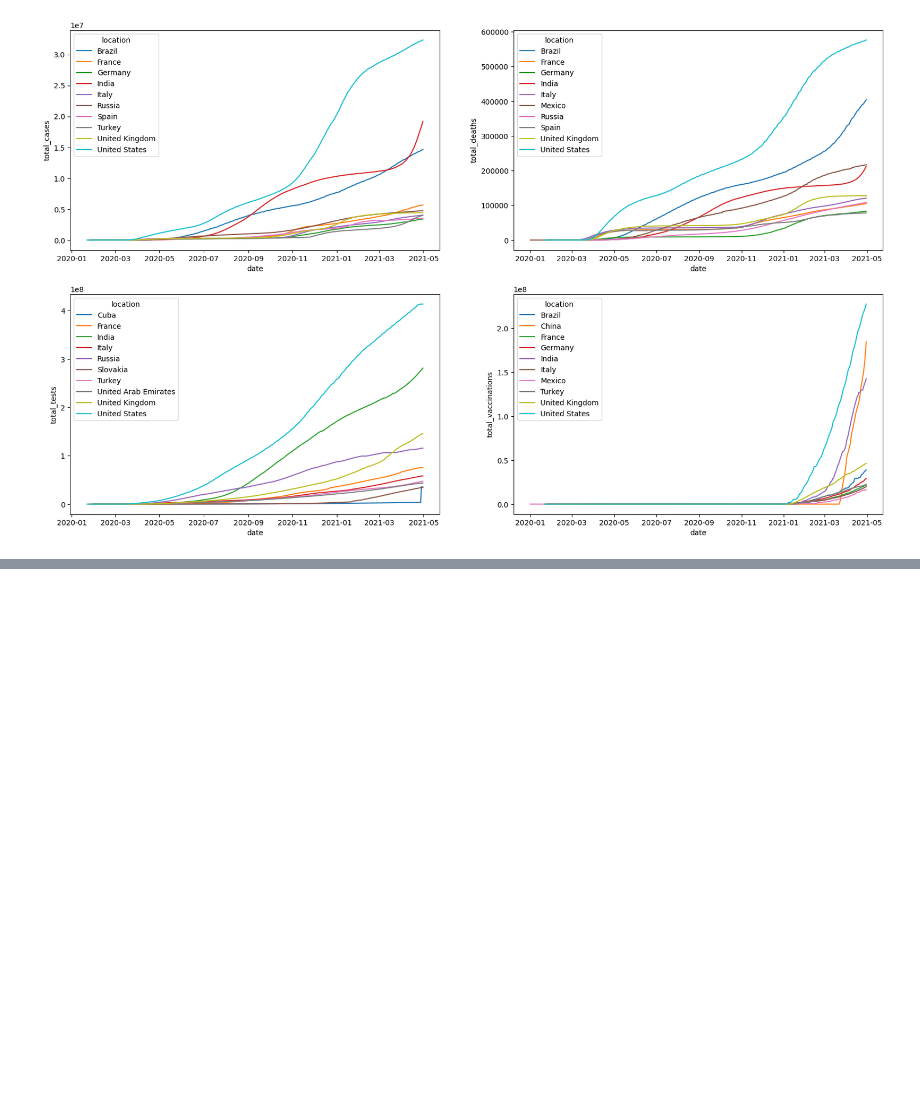
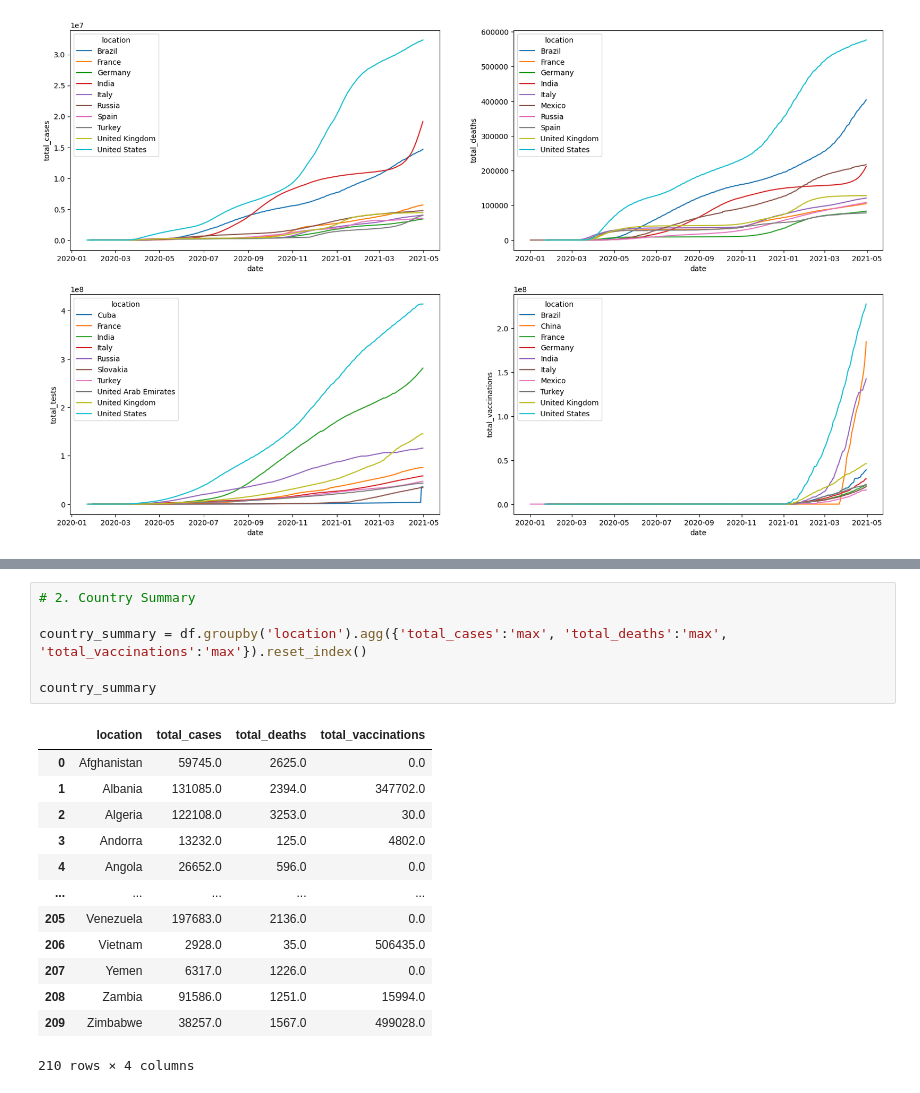
Before and after one commit to icanooooo/Data_Exploration_and_Dashboard_Development, a Jupyter notebook: DataExploration.ipynb, the cells around one changed output, grey strips where cells are left out. Drawn from its saved outputs; the diff is of its cells as text; blank space fills up the shorter version.

```diff
--- a/DataExploration.ipynb
+++ b/DataExploration.ipynb
@@ -202,0 +216,20 @@ create_2x2_lineplots(global_df, total_columns, axes, global_df['location'].nuniq
+# %%
+# 2. Country Summary
+
+country_summary = df.groupby('location').agg({'total_cases':'max', 'total_deaths':'max', 'total_vaccinations':'max'}).reset_index()
+
+country_summary
+# %% [output]
+|  | location | total_cases | total_deaths | total_vaccinations |
+| 0 | Afghanistan | 59745.0 | 2625.0 | 0.0 |
+| 1 | Albania | 131085.0 | 2394.0 | 347702.0 |
+| 2 | Algeria | 122108.0 | 3253.0 | 30.0 |
+| 3 | Andorra | 13232.0 | 125.0 | 4802.0 |
+| 4 | Angola | 26652.0 | 596.0 | 0.0 |
+| ... | ... | ... | ... | ... |
+| 205 | Venezuela | 197683.0 | 2136.0 | 0.0 |
+| 206 | Vietnam | 2928.0 | 35.0 | 506435.0 |
+| 207 | Yemen | 6317.0 | 1226.0 | 0.0 |
+| 208 | Zambia | 91586.0 | 1251.0 | 15994.0 |
+| 209 | Zimbabwe | 38257.0 | 1567.0 | 499028.0 |
+210 rows × 4 columns
```
Also changed, not shown: parts of 4 cells of this notebook, 5 other files.
